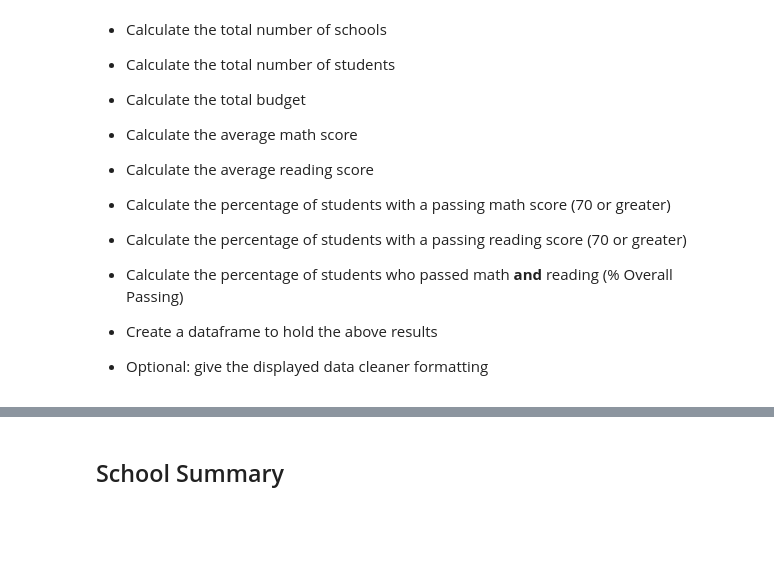
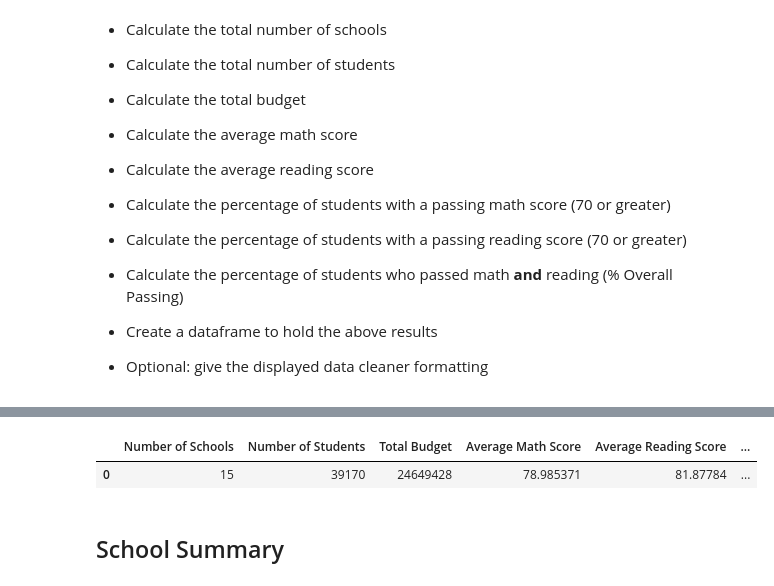
Before and after one commit to RinerAlexander/pandas-challenge, a Jupyter notebook: PyCitySchools/PyCitySchools_starter.ipynb, the cells around one changed output, grey strips where cells are left out. Drawn from its saved outputs; the diff is of its cells as text; code cells hidden in the pictures; blank space fills up the shorter version.

Commit message:
District summary table without formating

```diff
--- a/PyCitySchools/PyCitySchools_starter.ipynb
+++ b/PyCitySchools/PyCitySchools_starter.ipynb
@@ -92,3 +88,16 @@ dtype: int64
+# %%
+pd.DataFrame([{"Number of Schools":school_data.shape[0],
+               "Number of Students":student_data.shape[0],
+               "Total Budget":school_data["budget"].sum(),
+               "Average Math Score":student_data["math_score"].mean(),
+               "Average Reading Score":student_data["reading_score"].mean(),
+               "Percent Passing Math":student_data[student_data["math_score"]>=70].shape[0]/student_data.shape[0]*100,
+               "Percent Passing Reading":student_data[student_data["reading_score"]>=70].shape[0]/student_data.shape[0]*100,
+               "Percent Overall Passing":student_data[(student_data["reading_score"]>=70)&(student_data["math_score"]>=70)].shape[0]/student_data.shape[0]*100
+              }])
+# %% [output]
+|  | Number of Schools | Number of Students | Total Budget | Average Math Score | Average Reading Score | ... |
+| 0 | 15 | 39170 | 24649428 | 78.985371 | 81.87784 | ... |
 # %% [markdown]
 ## School Summary
 # %% [markdown]
```
Also changed, not shown: parts of 1 cell of this notebook.
